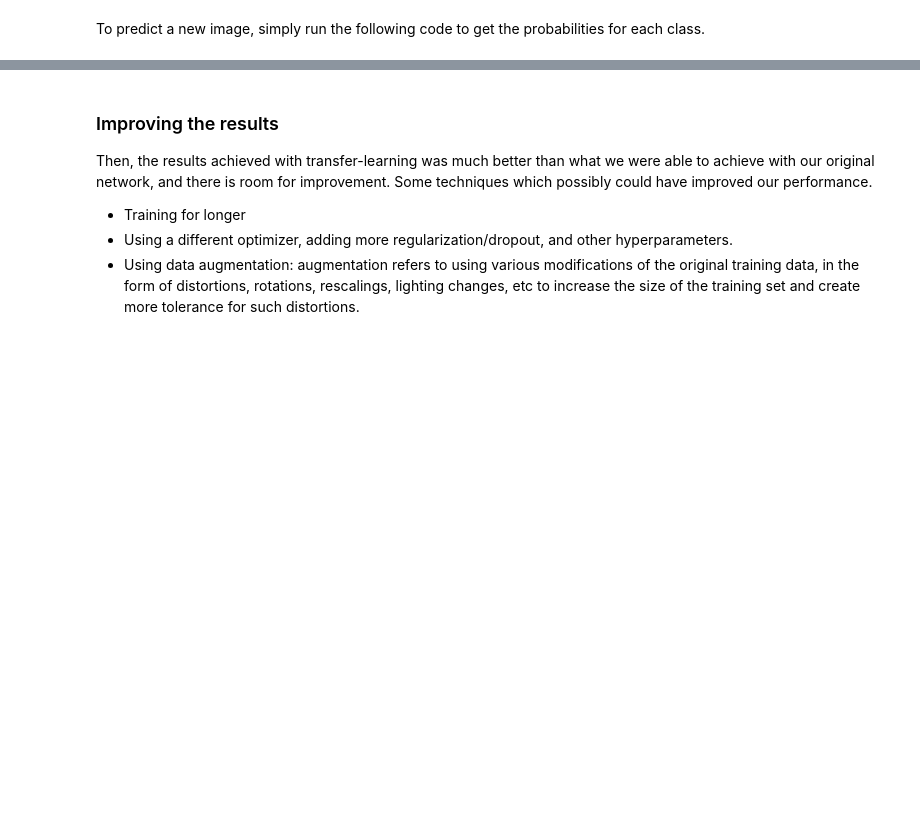
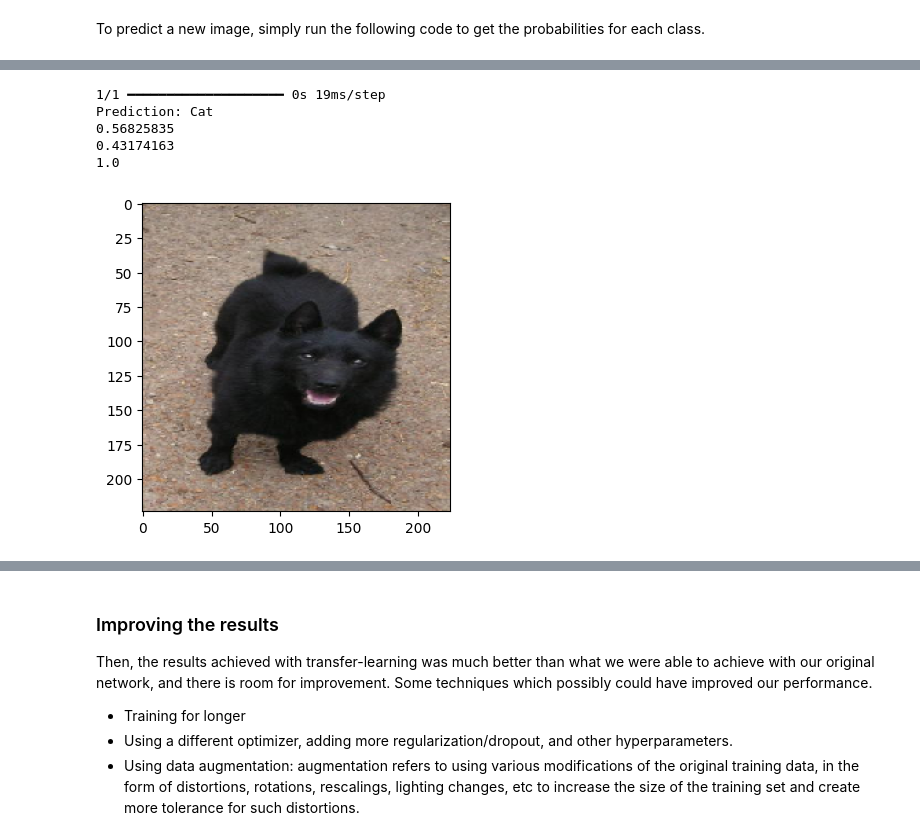
Before and after one commit to rvfalves/DIO_IA-Bootcamp, a Jupyter notebook: DIO_challenge_transfer_learning.ipynb, the cells around one changed output, grey strips where cells are left out. Cells and saved outputs as stored; diff of their text form; code cells hidden in the pictures; blank space fills up the shorter version.

```diff
--- a/DIO_challenge_transfer_learning.ipynb
+++ b/DIO_challenge_transfer_learning.ipynb
@@ -490,0 +495,20 @@ Accuracy: 0.7180781364440918
+# %%
+img, x = get_image('/home/PetImages/Dog/6900.jpg')
+x = x.astype('float32') / 255.
+probabilities = model_new.predict([x])
+plt.figure(figsize=(16,4))
+plt.imshow(img)
+if probabilities[0][1] > 0.5:
+    print(f'Prediction: Dog')
+else:
+    print(f'Prediction: Cat')
+print(probabilities[0][0])
+print(probabilities[0][1])
+print(probabilities[0][0]+probabilities[0][1])
+# %% [output]
+1/1 ━━━━━━━━━━━━━━━━━━━━ 0s 19ms/step
+Prediction: Cat
+0.56825835
+0.43174163
+1.0
+[figure, added]
```
Also changed, not shown: parts of 16 cells of this notebook.
